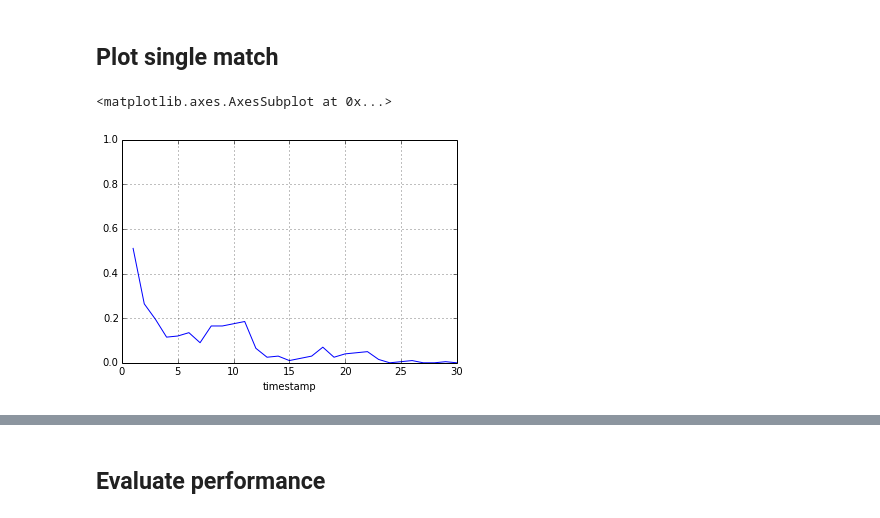
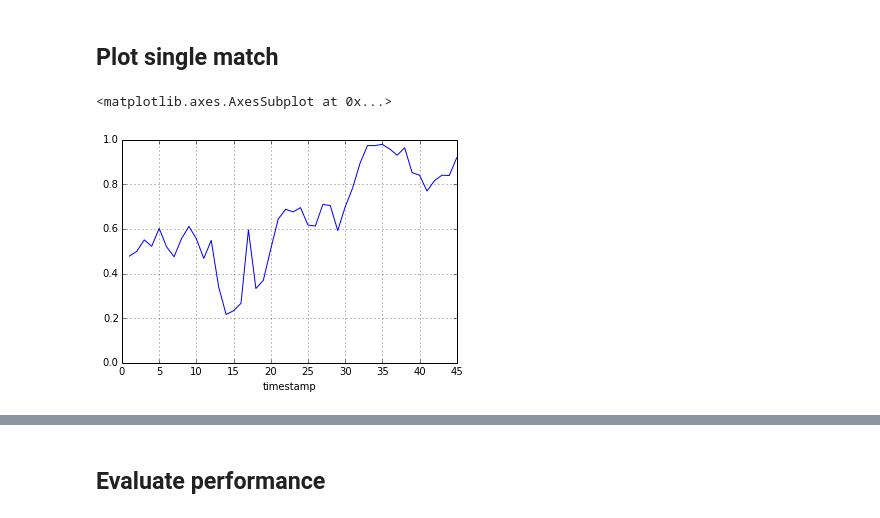
Before and after one commit to christophM/lol, a Jupyter notebook: projects/victory-model/src/win-probability.ipynb, the cells around one changed output, grey strips where cells are left out. Cells and saved outputs as stored; diff of their text form; code cells hidden in the pictures.

Commit message:
added more features to random forest

```diff
--- a/projects/victory-model/src/win-probability.ipynb
+++ b/projects/victory-model/src/win-probability.ipynb
@@ -9,3 +13,5 @@ import matplotlib
 # %%
 timelines = pd.read_csv("../data/timelines_df.csv")
 timelines.set_index("matchId", inplace=True)
+# %%
+timelines.fillna(0, inplace=True)
@@ -21,6 +39,15 @@ timelines["gold_100_rel"] = timelines.gold_100 / timelines.timestamp
 timelines["gold_200_rel"] = timelines.gold_200 / timelines.timestamp
 timelines["level_sum_diff"] = timelines.level_sum_100 - timelines.level_sum_200
 timelines["level_max_diff"] = timelines.level_max_100 - timelines.level_max_200
+timelines["champion_kill_100_sum"] = timelines.groupby(level=0).champion_kill_100.cumsum()
+timelines["champion_kill_200_sum"] = timelines.groupby(level=0).champion_kill_200.cumsum()
+timelines["champion_kill_sum_diff"] = timelines.champion_kill_100_sum - timelines.champion_kill_200_sum
+timelines["building_kill_100_sum"] = timelines.groupby(level=0).building_kill_100.cumsum()
+timelines["building_kill_200_sum"] = timelines.groupby(level=0).building_kill_200.cumsum()
+timelines["inhibitor_kill_100_sum"] = timelines.groupby(level=0).kill_inhibitor_100.cumsum()
+timelines["inhibitor_kill_200_sum"] = timelines.groupby(level=0).kill_inhibitor_200.cumsum()
+timelines["kill_inner_100_sum"] = timelines.groupby(level=0).kill_inner_100.cumsum()
+timelines["kill_inner_200_sum"] = timelines.groupby(level=0).kill_inner_200.cumsum()
 # %% [markdown]
 ## Create training and test sets
 # %%
@@ -37,7 +64,13 @@ timelines = timelines.dropna(axis = 0)
 # %%
 X = timelines[["gold_diff",  "gold_100_rel","gold_100", "gold_200", "gold_200_rel", "gold_diff_rel",
                "dragons_100", "dragons_200",  "dragons_diff",
-               "level_max_100", "level_max_200", "level_sum_100", "level_sum_200", "level_sum_diff", "level_max_diff"]]
+               "level_max_100", "level_max_200", "level_sum_100", "level_sum_200", "level_sum_diff", "level_max_diff",
+               "champion_kill_100", "champion_kill_200", "champion_kill_100_sum", "champion_kill_200_sum", "champion_kill_sum_diff",
+               "building_kill_100", "building_kill_200", "kill_inhibitor_100", "kill_inhibitor_200", "building_kill_200", "building_kill_100",
+               "inhibitor_kill_100_sum", "inhibitor_kill_200_sum", "kill_inner_100", "kill_inner_200", "kill_inner_100_sum", "kill_inner_200_sum"
+               ]]
+X = timelines[["gold_diff", "level_sum_diff", "champion_kill_sum_diff", "dragons_diff"]]
+#X = timelines[["gold_diff_rel"]]
 X_train = X.ix[train_index]
 X_test = X.ix[test_index]
 y = timelines["winner_100"]
@@ -46,7 +79,7 @@ y_test = y.ix[test_index]
 # %% [markdown]
 ## Fit random forest
 # %%
-rf = RandomForestClassifier(n_estimators=200, verbose=0)
+rf = RandomForestClassifier(n_estimators=200, verbose=0, min_samples_leaf=500, min_samples_split=1000)
 rf.fit(X_train, y_train)
 # %% [output]
 RandomForestClassifier(bootstrap=True, compute_importances=None,
@@ -81,9 +105,9 @@ zip(rf.feature_importances_, X.columns)
 plot_data = timelines.ix[train_index]
 plot_data["prediction"] =  [x[1] for x in rf.predict_proba(X_train)]
 # %%
-matchId = plot_data.index.unique()[56]
+matchId = plot_data.index.unique()[130]
 match = plot_data.ix[matchId]
 match.plot(x="timestamp", y="prediction", ylim=(0,1))
 # %% [output]
 <matplotlib.axes.AxesSubplot at 0x...>
-[figure, old version]
+[figure, new version]
```
Also changed, not shown: parts of 9 cells of this notebook, 2 other files.
